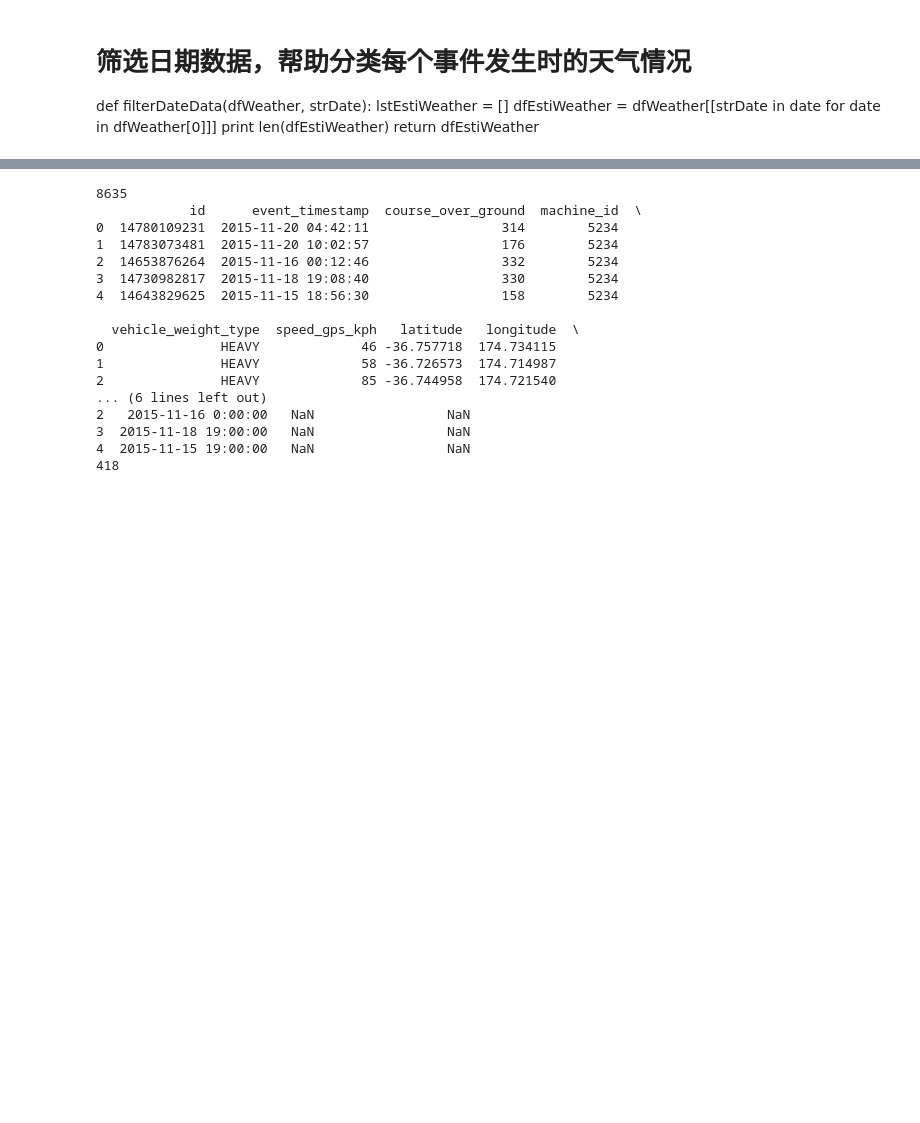
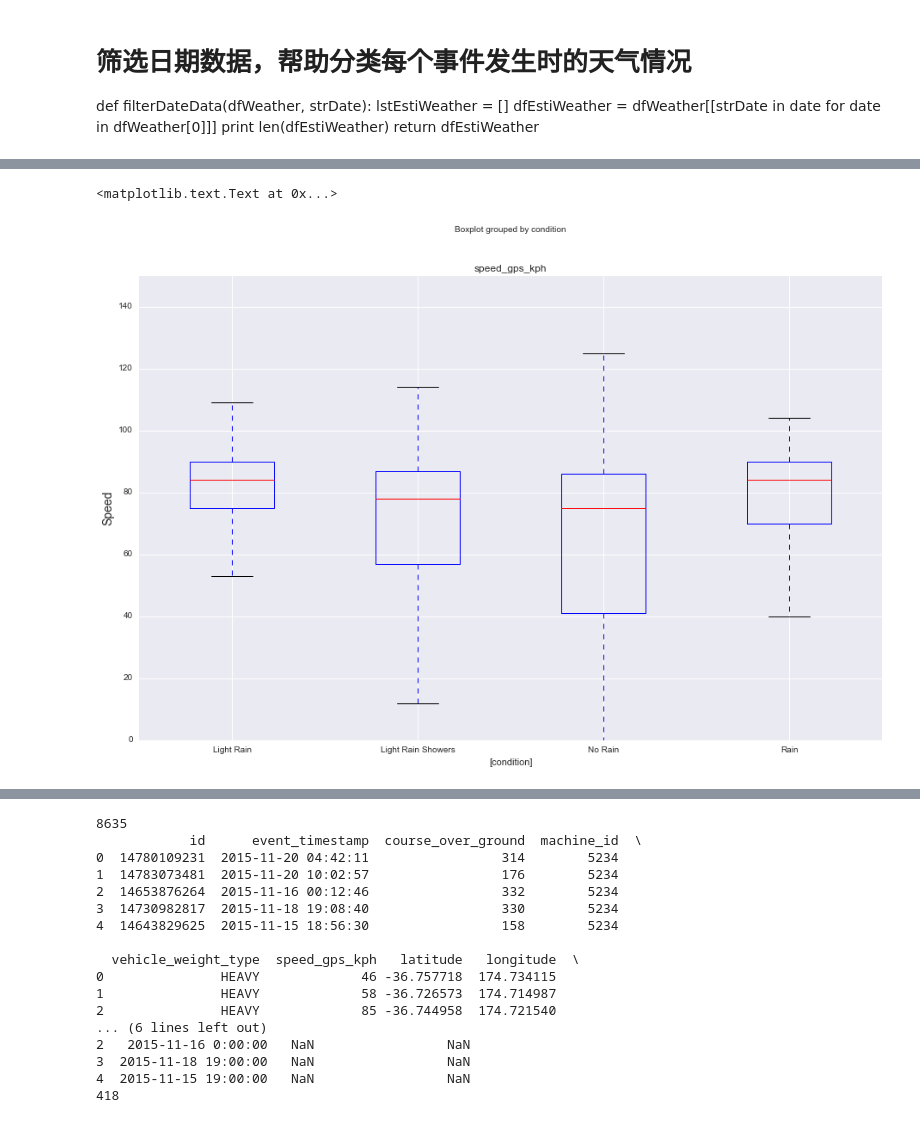
Before and after one commit to OscarZhou/DataScienceProject3, a Jupyter notebook: exploratory notebook 09291321.ipynb, the cells around one changed output, grey strips where cells are left out. Saved outputs shown, nothing was run; the diff lists cells and outputs as text; code cells hidden in the pictures; blank space fills up the shorter version.

```diff
--- a/exploratory notebook 09291321.ipynb
+++ b/exploratory notebook 09291321.ipynb
@@ -470,7 +481,7 @@ def insertAdditionalColumn(date):
 # 根据天气记录时间查询天气表来插入对应天气事件
 def insertEventColumn(date):
     if len(dfWeather[dfWeather['Time (NZDT)'] == date]) == 0:
-        return np.nan
+        return 'No Rain'
     else:
         dfCurrentWeather = dfWeather[dfWeather['Time (NZDT)'] == date]
         return dfCurrentWeather.iloc[0]['Events']
@@ -480,7 +491,7 @@ def insertEventColumn(date):
 # 根据天气记录时间查询天气表来插入对应天气状况
 def insertConditionColumn(date):
     if len(dfWeather[dfWeather['Time (NZDT)'] == date]) == 0:
-        return np.nan
+        return 'No Rain'
     else:
         dfCurrentWeather = dfWeather[dfWeather['Time (NZDT)'] == date]
         return dfCurrentWeather.iloc[0]['Conditions']
@@ -497,11 +526,0 @@ dfMachineData.head()
-# %%
-# 用数据量最大的车来做试验数据
-dfAllMachineData['time_period'] = map(lambda x: insertAdditionalColumn(x), dfAllMachineData['event_timestamp'])
-dfAllMachineData['event'] = map(lambda x: insertEventColumn(x), dfAllMachineData['time_period'])
-dfAllMachineData['condition'] = map(lambda x: insertConditionColumn(x), dfAllMachineData['time_period'])
-
-# 过滤掉没有特殊天气事件的记录
-dfAllMachineData = dfAllMachineData.dropna(how= 'any')
-dfAllMachineData.to_csv("../CleanedDatasets/ALL_CARS_INFO_WITH_WEATHER.csv")
-print len(dfAllMachineData)
-dfAllMachineData.head()
@@ -515,0 +590,10 @@ dfAllMachineData.head()
+# %%
+# 画箱图
+rcParams['figure.figsize'] = 15, 10
+#color = dict(boxes='DarkGreen', whiskers='DarkOrange', medians='DarkBlue', caps='Gray')
+dfAllMachineData[['speed_gps_kph','condition']].boxplot(by='condition')
+plt.ylim([0,150])
+plt.ylabel('Speed', fontsize=14)
+# %% [output]
+<matplotlib.text.Text at 0x...>
+[figure, added]
```
Also changed, not shown: parts of 32 cells of this notebook.
